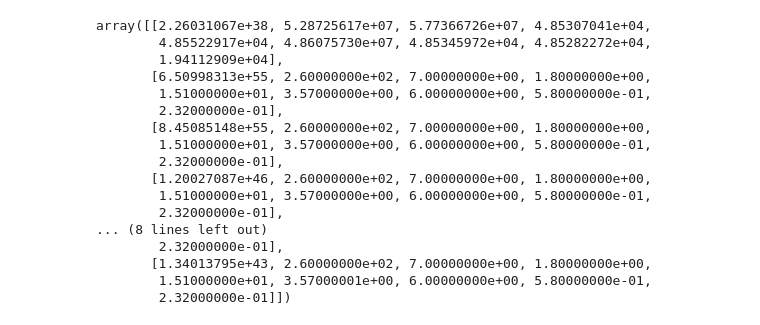
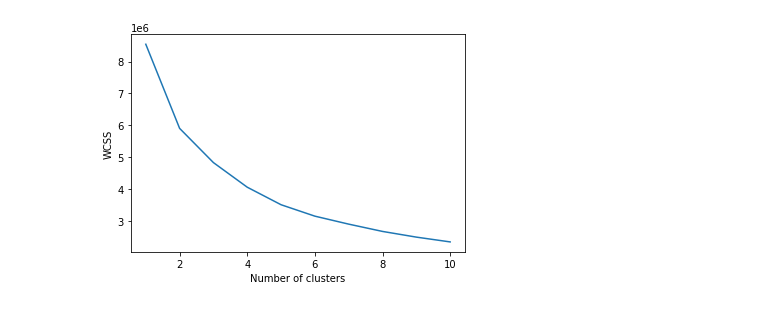
Before and after one commit to HerySon/teaching_ML_project, a Jupyter notebook: notebooks/kmeans.ipynb, the cells around one changed output. Drawn from its saved outputs; the diff is of its cells as text; code cells hidden in the pictures.

```diff
--- a/notebooks/kmeans.ipynb
+++ b/notebooks/kmeans.ipynb
@@ -55,2 +22,0 @@ df1.sample(10)
-# %%
-df1 = df1.drop(columns=['brands_tags', 'countries_tags', 'nutrition-score-fr_100g'])
@@ -57,24 +29,25 @@ df1 = df1.drop(columns=['brands_tags', 'countries_tags', 'nutrition-score-fr_100
 # %%
 from sklearn.cluster import KMeans
-# %%
-model = KMeans().fit(df1)
-# %%
-model.cluster_centers_
-# %% [output]
-array([[2.26031067e+38, 5.28725617e+07, 5.77366726e+07, 4.85307041e+04,
-        4.85522917e+04, 4.86075730e+07, 4.85345972e+04, 4.85282272e+04,
-        1.94112909e+04],
-       [6.50998313e+55, 2.60000000e+02, 7.00000000e+00, 1.80000000e+00,
-        1.51000000e+01, 3.57000000e+00, 6.00000000e+00, 5.80000000e-01,
-        2.32000000e-01],
-       [8.45085148e+55, 2.60000000e+02, 7.00000000e+00, 1.80000000e+00,
-        1.51000000e+01, 3.57000000e+00, 6.00000000e+00, 5.80000000e-01,
-        2.32000000e-01],
-       [1.20027087e+46, 2.60000000e+02, 7.00000000e+00, 1.80000000e+00,
-        1.51000000e+01, 3.57000000e+00, 6.00000000e+00, 5.80000000e-01,
-        2.32000000e-01],
-... (8 lines left out)
-        2.32000000e-01],
-       [1.34013795e+43, 2.60000000e+02, 7.00000000e+00, 1.80000000e+00,
-        1.51000000e+01, 3.57000001e+00, 6.00000000e+00, 5.80000000e-01,
-        2.32000000e-01]])
+# %%
+X = df1.loc[:,['energy-kcal_100g', 'fat_100g', 'saturated-fat_100g',
+       'carbohydrates_100g', 'sugars_100g', 'proteins_100g',                        # removed salt as it was 1to1 correlation with sodium
+       'sodium_100g']]
+# %%
+wcss = []
+
+for i in range(1, 11):
+    model = KMeans(n_clusters = i,
+                    init = 'k-means++',
+                    max_iter = 300,
+                    n_init = 10,
+                    random_state = 0)
+    model.fit(X)
+    wcss.append(model.inertia_)
+# %%
+import matplotlib.pyplot as plt
+plt.plot(range(1, 11), wcss)
+plt.xlabel('Number of clusters')
+plt.ylabel('WCSS')
+plt.show()
+# %% [output]
+[figure, added]
```
Also changed, not shown: parts of 31 cells of this notebook.
